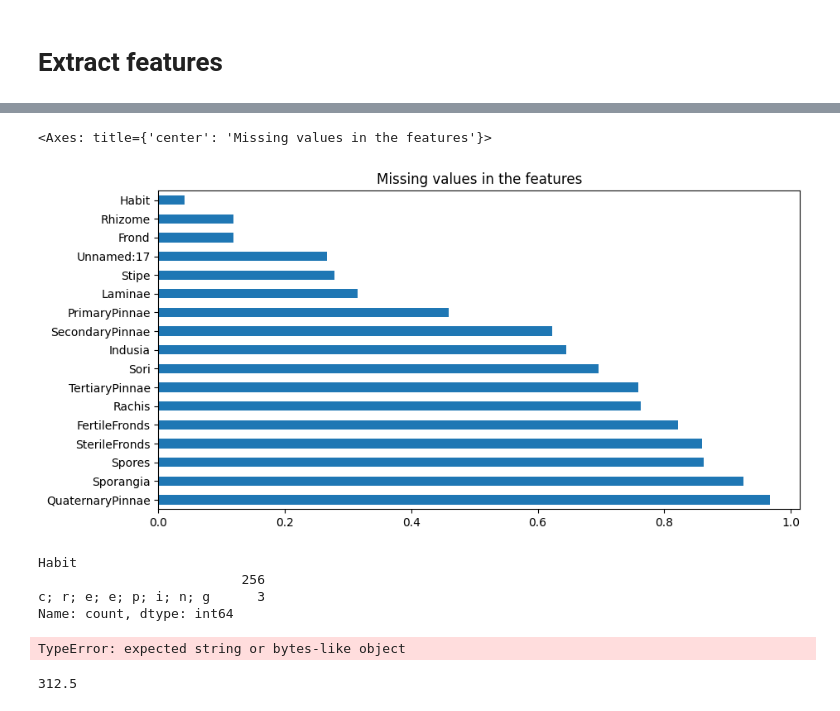
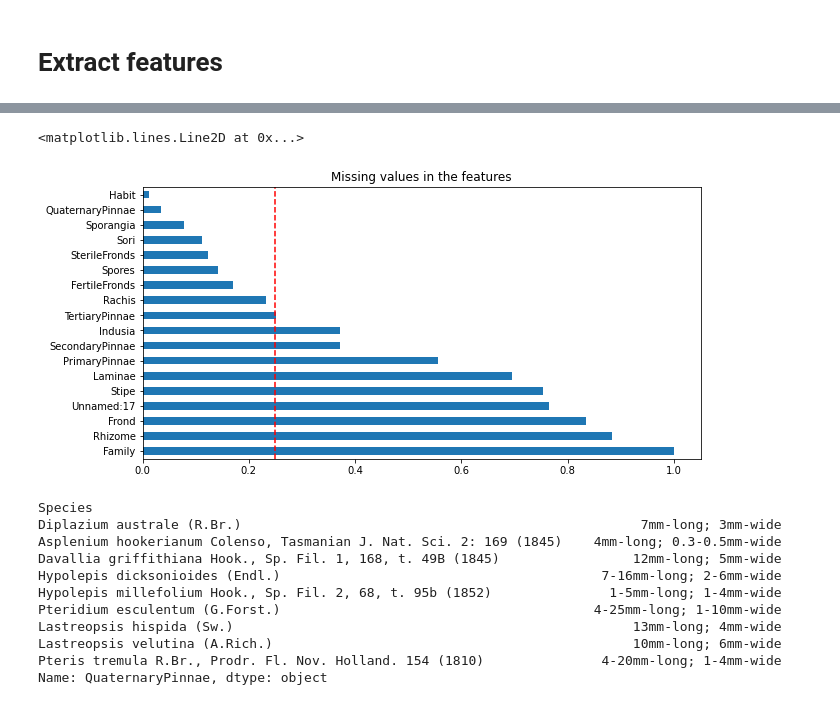
Before and after one commit to simone7monaco/newzeland-plants, a Jupyter notebook: Felci/extractor.ipynb, the cells around one changed output, grey strips where cells are left out. Saved outputs shown, nothing was run; the diff lists cells and outputs as text; code cells hidden in the pictures.

Commit message:
processed fern dataset

```diff
--- a/Felci/extractor.ipynb
+++ b/Felci/extractor.ipynb
@@ -1,9 +1,10 @@
 # %%
 import re
 
-from PyPDF2 import PdfReader
+# from PyPDF2 import PdfReader
 import pandas as pd
-fern_species = pd.read_excel("Species list.xlsx")
+import numpy as np
+# fern_species = pd.read_excel("Species list.xlsx")
 # %%
 from tqdm.auto import tqdm
 
@@ -172,5 +190,8 @@ def string_preprocessing(s):
 features = sp_descriptions.Etymology.fillna('') + ' ' + sp_descriptions['Vernacular name'].fillna('')
 # delimiter any of '. ', '.\n' and similar (all the dots not followed by numbers and not preceded by ' c', enforced with a negative lookbehind)
 delimiter = r'(?<! c)\.(?!\d)'
-tmp = features.apply(string_preprocessing).str.split(delimiter)
-tmp[tmp.index.str.contains('Deparia petersenii subsp')].reset_index().apply(lambda x: extract_features(x.Species, x[0]), axis=1)
+features = features.apply(string_preprocessing).str.split(delimiter).reset_index().apply(lambda x: extract_features(x.Species, x[0]), axis=1)
+features = features.map(lambda x: '; '.join(x) if not isinstance(x, float) else x)
+features.index = sp_descriptions.index
+features = features[features.notna().sum(axis=1) > 0].join(sp_descriptions.Family).map(lambda x: x if x != '' else np.nan)
+features.to_csv('processed_features_fern.csv')
@@ -182,28 +198,22 @@ tmp[tmp.index.str.contains('Deparia petersenii subsp')].reset_index().apply(lamb
-# %%
-features = sp_descriptions.Etymology.fillna('') + ' ' + sp_descriptions['Vernacular name'].fillna('')
-# delimiter any of '. ', '.\n' and similar (all the dots not followed by numbers and not preceded by ' c', enforced with a negative lookbehind)
-delimiter = r'(?<! c)\.(?!\d)'
-features = features.apply(string_preprocessing).str.split(delimiter).reset_index().apply(lambda x: extract_features(x.Species, x[0]), axis=1)
-features = features.map(lambda x: '; '.join(x) if not isinstance(x, float) else x)
-features.index = sp_descriptions.index
-features[features.notna().sum(axis=1) > 0].to_csv('processed_features_fern.csv')
 # %%
-(features.isna().sum()/features.shape[0]).sort_values(ascending=False).plot(kind='barh', figsize=(10, 5), title='Missing values in the features')
+import matplotlib.pyplot as plt
+fig, ax = plt.subplots(figsize=(10, 5))
+(features.notna().sum()/features.shape[0]).sort_values(ascending=False).plot(kind='barh', figsize=(10, 5), title='Missing values in the features')
+ax.axvline(0.25, color='r', linestyle='--')
 # %% [output]
-<Axes: title={'center': 'Missing values in the features'}>
+<matplotlib.lines.Line2D at 0x...>
-[figure, old version]
+[figure, new version]
-# %%
-features.Habit.value_counts()
-# %% [output]
-Habit
-                          256
-c; r; e; e; p; i; n; g      3
-Name: count, dtype: int64
-# %%
-features[['Laminae', 'PrimaryPinnae', 'SecondaryPinnae']].apply(processFeat, axis=0)
-# %% [output]
-TypeError: expected string or bytes-like object
-# %%
-.5*(115+510)
-# %% [output]
-312.5
+# %%
+features[features.QuaternaryPinnae.notna() ].QuaternaryPinnae
+# %% [output]
+Species
+Diplazium australe (R.Br.)                                                   7mm-long; 3mm-wide
+Asplenium hookerianum Colenso, Tasmanian J. Nat. Sci. 2: 169 (1845)    4mm-long; 0.3-0.5mm-wide
+Davallia griffithiana Hook., Sp. Fil. 1, 168, t. 49B (1845)                 12mm-long; 5mm-wide
+Hypolepis dicksonioides (Endl.)                                         7-16mm-long; 2-6mm-wide
+Hypolepis millefolium Hook., Sp. Fil. 2, 68, t. 95b (1852)               1-5mm-long; 1-4mm-wide
+Pteridium esculentum (G.Forst.)                                        4-25mm-long; 1-10mm-wide
+Lastreopsis hispida (Sw.)                                                   13mm-long; 4mm-wide
+Lastreopsis velutina (A.Rich.)                                              10mm-long; 6mm-wide
+Pteris tremula R.Br., Prodr. Fl. Nov. Holland. 154 (1810)               4-20mm-long; 1-4mm-wide
+Name: QuaternaryPinnae, dtype: object
```
Also changed, not shown: parts of 7 cells of this notebook, 2 other files.
